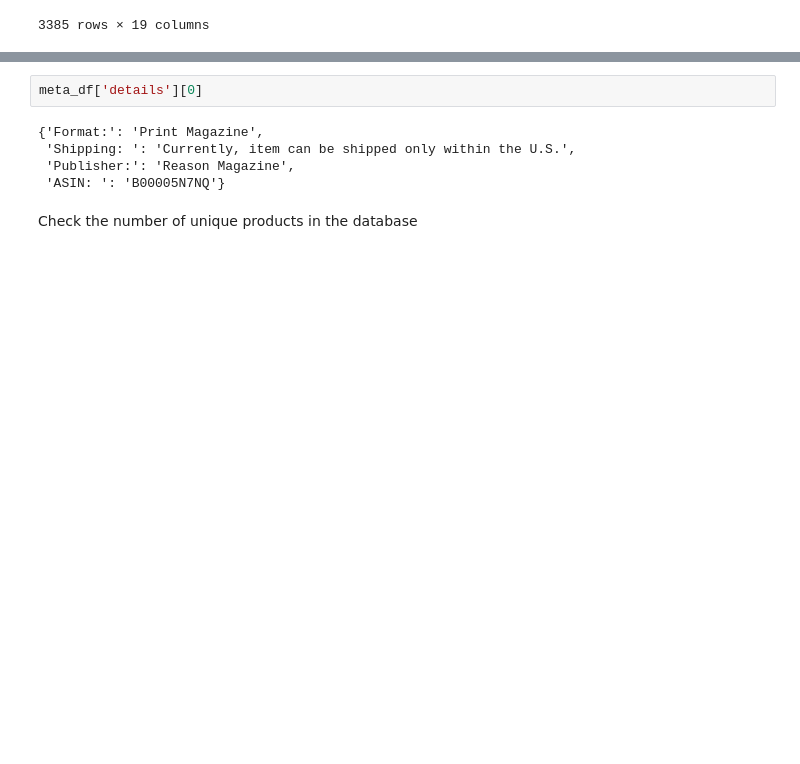
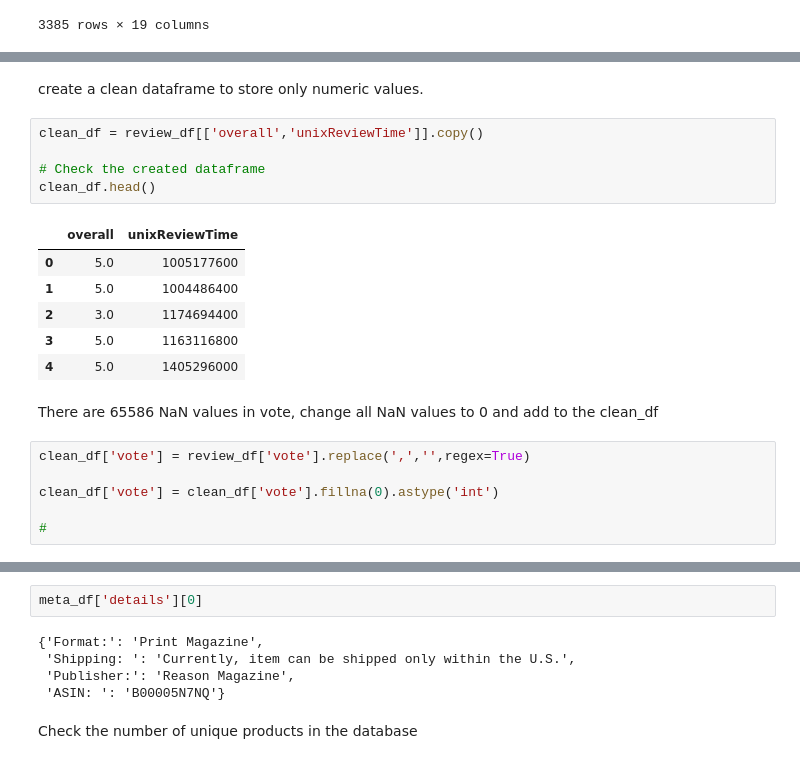
Before and after one commit to JTruong3/Amazon-Product-Recommender, a Jupyter notebook: Capstone preliminary.ipynb, the cells around one changed output, grey strips where cells are left out. Drawn from its saved outputs; the diff is of its cells as text; blank space fills up the shorter version.

```diff
--- a/Capstone preliminary.ipynb
+++ b/Capstone preliminary.ipynb
@@ -112,0 +130,22 @@ meta_df
+# %% [markdown]
+create a clean dataframe to store only numeric values.
+# %%
+clean_df = review_df[['overall','unixReviewTime']].copy()
+
+# Check the created dataframe
+clean_df.head()
+# %% [output]
+|  | overall | unixReviewTime |
+| 0 | 5.0 | 1005177600 |
+| 1 | 5.0 | 1004486400 |
+| 2 | 3.0 | 1174694400 |
+| 3 | 5.0 | 1163116800 |
+| 4 | 5.0 | 1405296000 |
+# %% [markdown]
+There are 65586 NaN values in vote, change all NaN values to 0 and add to the clean_df
+# %%
+clean_df['vote'] = review_df['vote'].replace(',','',regex=True)
+
+clean_df['vote'] = clean_df['vote'].fillna(0).astype('int')
+
+#
```
Also changed, not shown: parts of 33 cells of this notebook.
